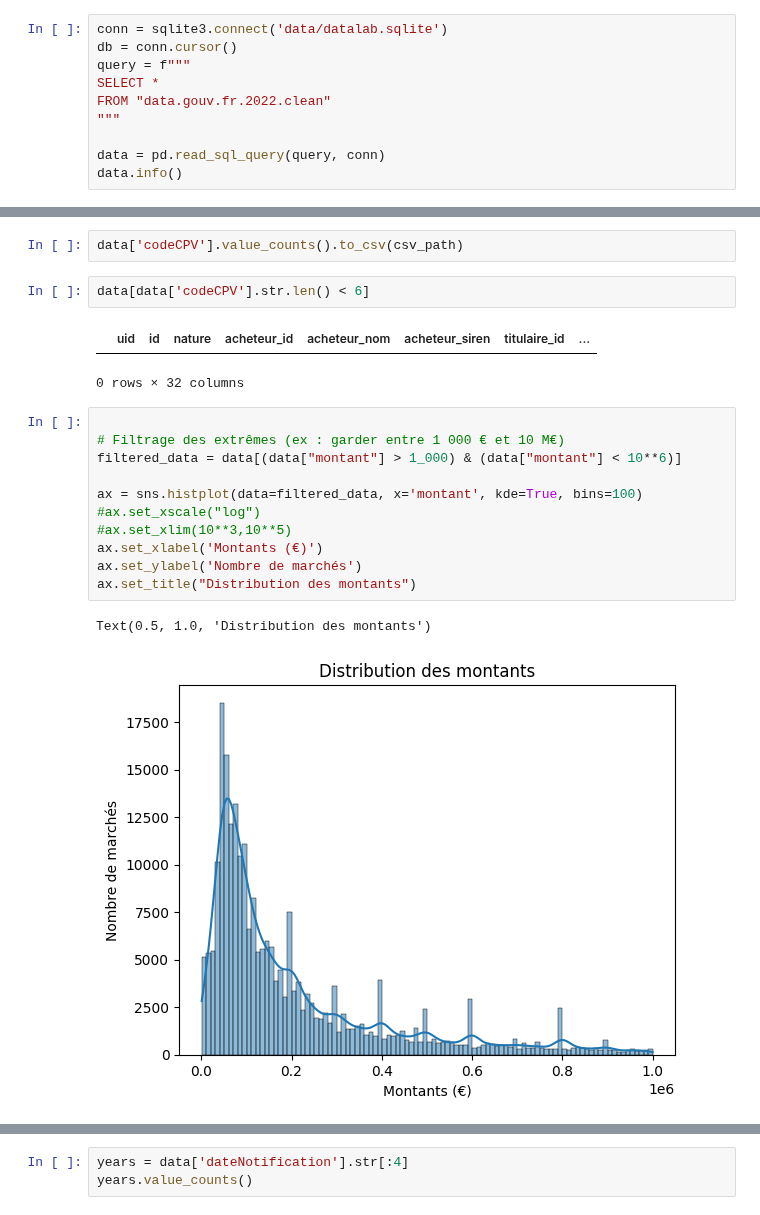
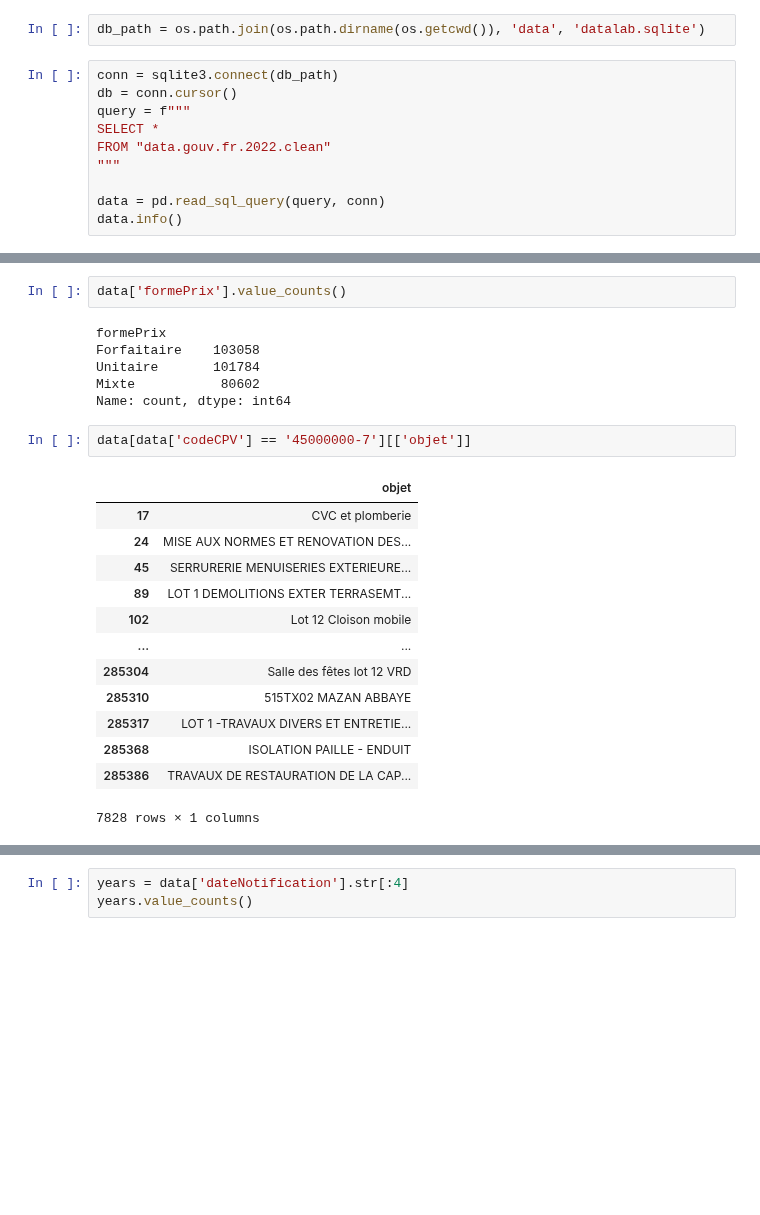
Before and after one commit to RonanB400/decp_ml, a Jupyter notebook: notebooks/RBE_exploration.ipynb, the cells around one changed output, grey strips where cells are left out. Cells and saved outputs as stored; diff of their text form; blank space fills up the shorter version.

```diff
--- a/notebooks/RBE_exploration.ipynb
+++ b/notebooks/RBE_exploration.ipynb
@@ -5,6 +7,8 @@ import sqlite3
 import seaborn as sns
+# %%
+db_path = os.path.join(os.path.dirname(os.getcwd()), 'data', 'datalab.sqlite')
 # %%
-conn = sqlite3.connect('data/datalab.sqlite')
+conn = sqlite3.connect(db_path)
 db = conn.cursor()
 query = f"""
 SELECT *
@@ -49,21 +82,24 @@ csv_path
 # %%
-data['codeCPV'].value_counts().to_csv(csv_path)
+data['formePrix'].value_counts()
+# %% [output]
+formePrix
+Forfaitaire    103058
+Unitaire       101784
+Mixte           80602
+Name: count, dtype: int64
 # %%
-data[data['codeCPV'].str.len() < 6]
+data[data['codeCPV'] == '45000000-7'][['objet']]
 # %% [output]
-|  | uid | id | nature | acheteur_id | acheteur_nom | acheteur_siren | titulaire_id | ... |
+|  | objet |
+| 17 | CVC et plomberie |
+| 24 | MISE AUX NORMES ET RENOVATION DES... |
+| 45 | SERRURERIE MENUISERIES EXTERIEURE... |
+| 89 | LOT 1 DEMOLITIONS EXTER TERRASEMT... |
+| 102 | Lot 12 Cloison mobile |
+| ... | ... |
+| 285304 | Salle des fêtes lot 12 VRD |
+| 285310 | 515TX02 MAZAN ABBAYE |
+| 285317 | LOT 1 -TRAVAUX DIVERS ET ENTRETIE... |
+| 285368 | ISOLATION PAILLE - ENDUIT |
+| 285386 | TRAVAUX DE RESTAURATION DE LA CAP... |
-0 rows × 32 columns
+7828 rows × 1 columns
-# %%
-
-# Filtrage des extrêmes (ex : garder entre 1 000 € et 10 M€)
-filtered_data = data[(data["montant"] > 1_000) & (data["montant"] < 10**6)]
-
-ax = sns.histplot(data=filtered_data, x='montant', kde=True, bins=100)
-#ax.set_xscale("log")
-#ax.set_xlim(10**3,10**5)
-ax.set_xlabel('Montants (€)')
-ax.set_ylabel('Nombre de marchés')
-ax.set_title("Distribution des montants")
-# %% [output]
-Text(0.5, 1.0, 'Distribution des montants')
-[figure, removed]
```
Also changed, not shown: parts of 23 cells of this notebook, 3 other files.
